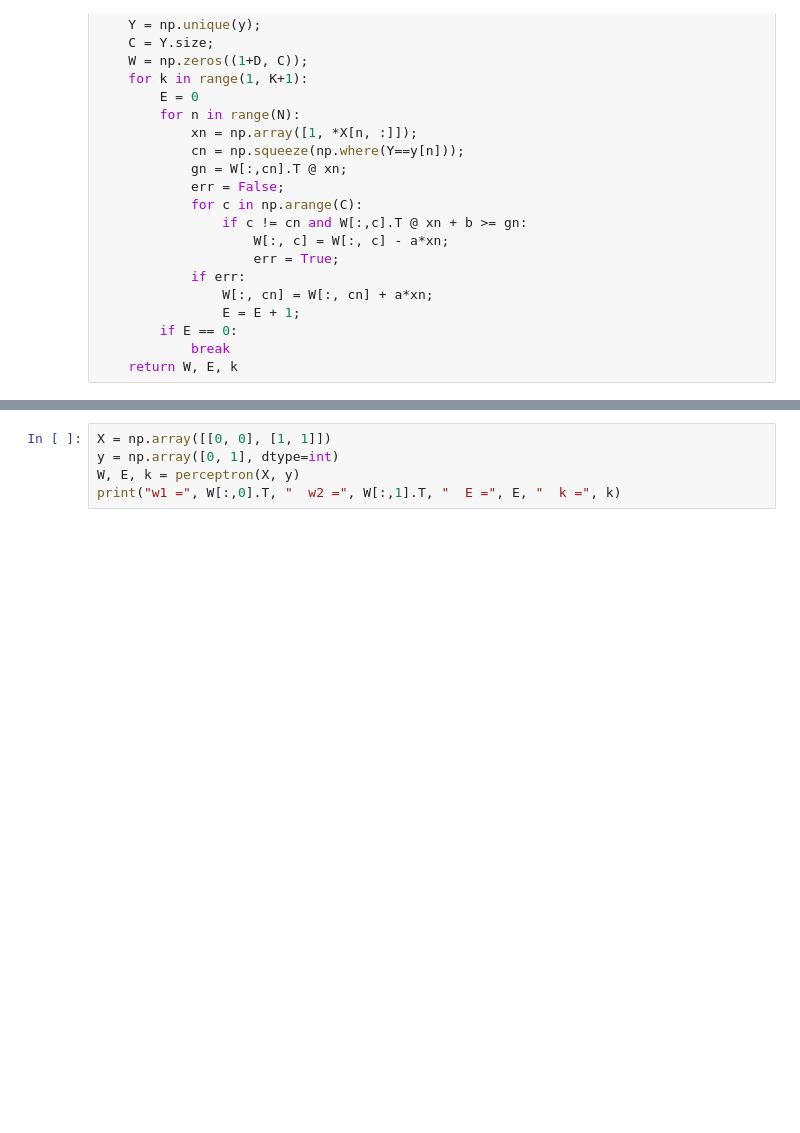
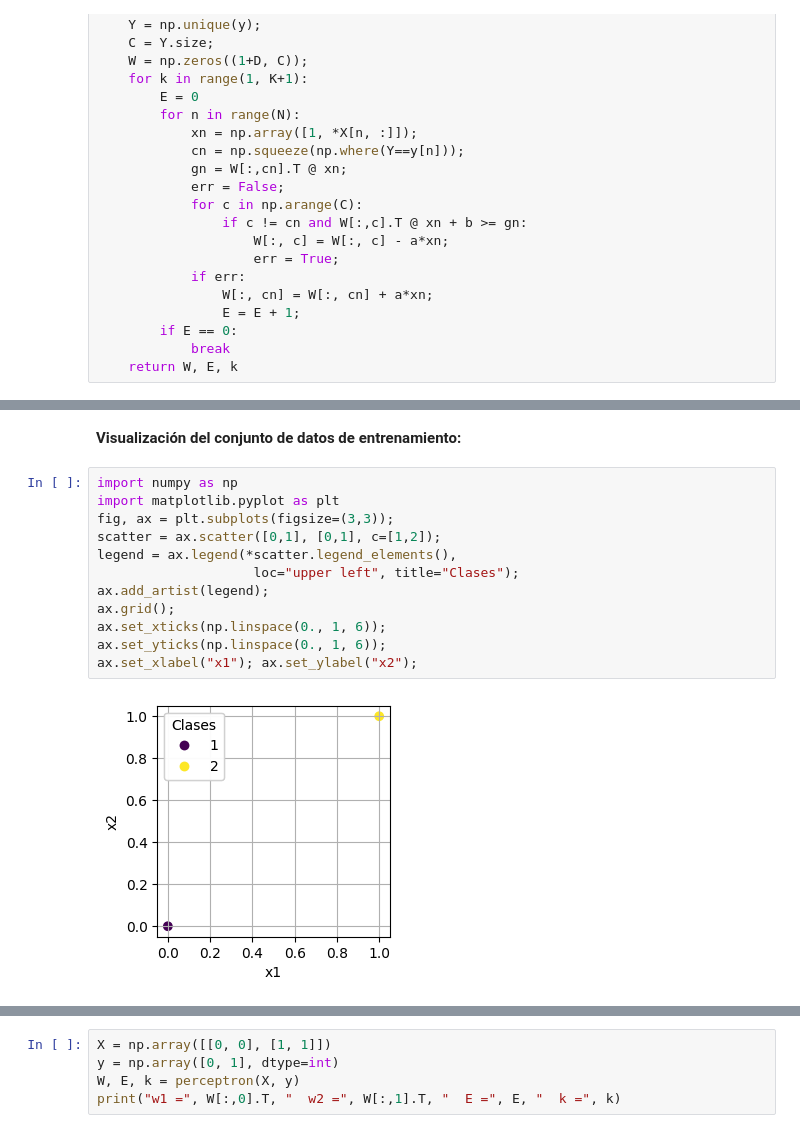
Before and after one commit to jsilvestreUPV/SIN-EPSA, a Jupyter notebook: B2/Teo/T3: Aprendizaje Supervisado: regresión logística/T3.2a Algoritmo Perceptrón.ipynb, the cells around one changed output, grey strips where cells are left out. Saved outputs shown, nothing was run; the diff lists cells and outputs as text; blank space fills up the shorter version.

```diff
--- a/B2/Teo/T3: Aprendizaje Supervisado: regresión logística/T3.2a Algoritmo Perceptrón.ipynb
+++ b/B2/Teo/T3: Aprendizaje Supervisado: regresión logística/T3.2a Algoritmo Perceptrón.ipynb
@@ -82 +94,17 @@ def perceptron(X, y, b=0.1, a=1.0, K=200):
+# %% [markdown]
+**Visualización del conjunto de datos de entrenamiento:**
+# %%
+import numpy as np
+import matplotlib.pyplot as plt
+fig, ax = plt.subplots(figsize=(3,3));
+scatter = ax.scatter([0,1], [0,1], c=[1,2]);
+legend = ax.legend(*scatter.legend_elements(),
+                    loc="upper left", title="Clases");
+ax.add_artist(legend);
+ax.grid();
+ax.set_xticks(np.linspace(0., 1, 6));
+ax.set_yticks(np.linspace(0., 1, 6));
+ax.set_xlabel("x1"); ax.set_ylabel("x2");
+# %% [output]
+[figure, added]
 # %% [markdown]
```
Also changed, not shown: parts of 6 cells of this notebook.
